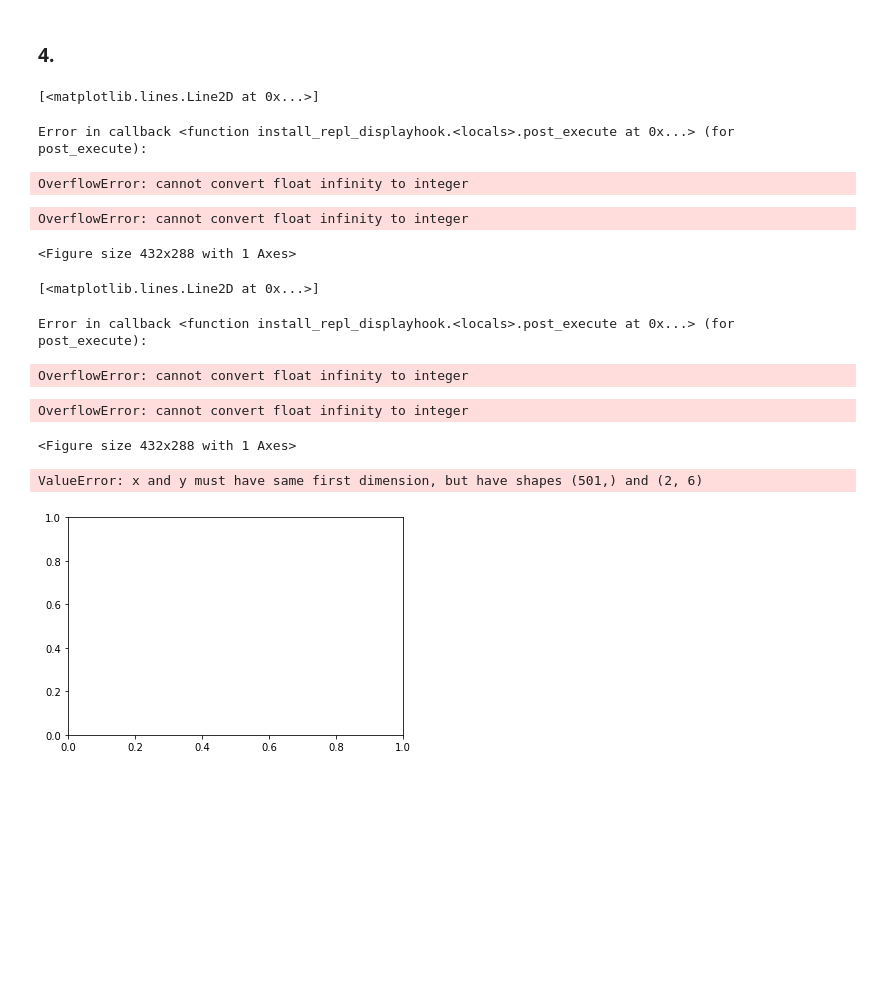
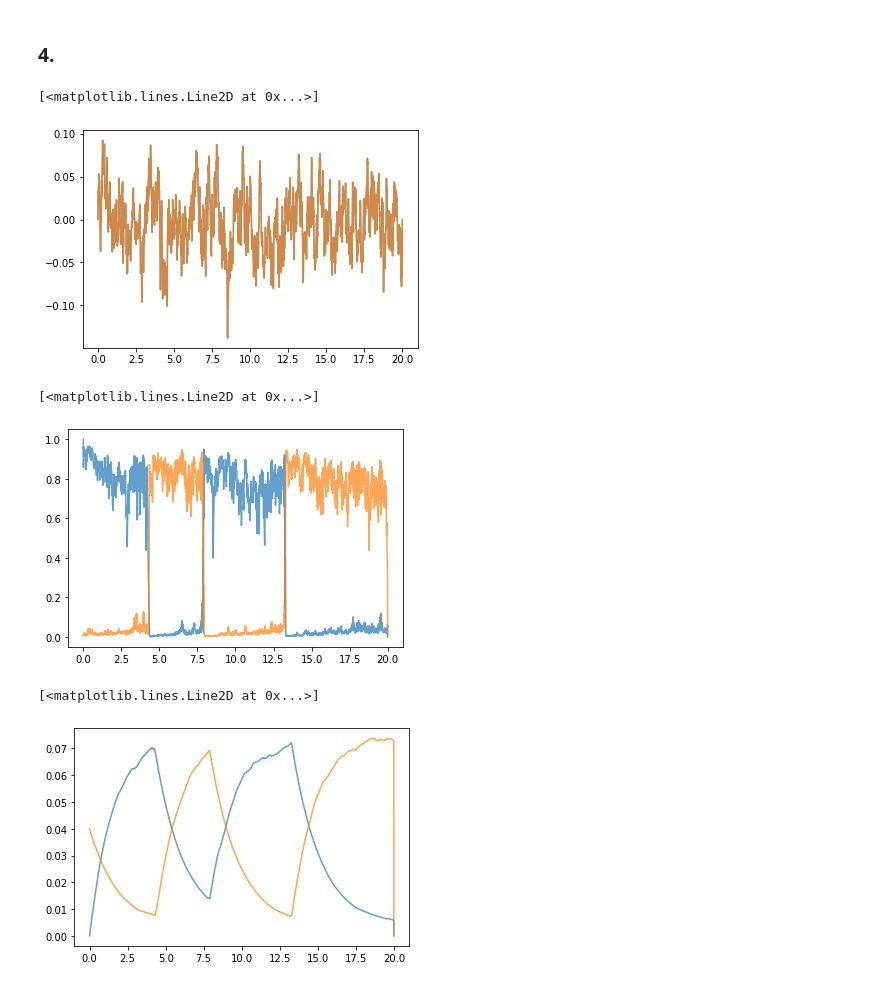
Before and after one commit to DorotheaMueller/mhbf, a Jupyter notebook: ex_5_budding_mueller.ipynb, the cells around one changed output. Saved outputs shown, nothing was run; the diff lists cells and outputs as text; code cells hidden in the pictures; blank space fills up the shorter version.

```diff
--- a/ex_5_budding_mueller.ipynb
+++ b/ex_5_budding_mueller.ipynb
@@ -256,8 +254,8 @@ x0 = [r_A, r_B, alpha_A, alpha_B, n_A, n_B]
 # %%
 def g_moreno_bote():
     # Stochastic part from A1.
-    sigma = 0.7 # Taken from paper.
-    tau_s = 0.1 # Taken from sheet.
+    tau_s = 0.1
+    sigma = 0.03
     return sigma * np.sqrt(2/tau_s)
 # %%
 def sigmoid(x):
@@ -309,5 +311,7 @@ def f_moreno_bote(x, t, **args):
 # %%
 def gfun(x, t, **args):
+    """The noise will only be added for equation A1 from the paper.
+    To all other equations, no noise will be added."""
     noise1 = g_moreno_bote()
     noise2 = g_moreno_bote()
-    return [noise1, 0.0, 0.0, noise2, 0.0, 0.0]
+    return [0.0, 0.0, 0.0, 0.0, noise1, noise2]
@@ -318,32 +318,30 @@ res = euler_maruyama(f_moreno_bote, gfun, x0, t, g_A = 0.05, g_B = 0.05, alpha =
+# %%
+# t = np.linspace(0, 500, 50001)
+t = np.linspace(0, 20, 2001)
+
+res = euler_maruyama(f_moreno_bote, gfun, x0, t)
 # %%
-n_A = res[:, 0]
-r_A = res[:, 1]
-alpha_A = res[:2]
-
-n_B = res[:, 3]
-r_B = res[:, 4]
-alpha_B = res[:, 5]
+r_A = res[:, 0]
+r_B = res[:, 1]
+alpha_A = res[:, 2]
+alpha_B = res[:, 3]
+n_A = res[:, 4]
+n_B = res[:, 5]
 # %%
-plt.plot(t, n_A)
-plt.plot(t, n_B)
+plt.plot(t, n_A, alpha = 0.7)
+plt.plot(t, n_B, alpha = 0.7)
 # %% [output]
 [<matplotlib.lines.Line2D at 0x...>]
-Error in callback <function install_repl_displayhook.<locals>.post_execute at 0x...> (for post_execute):
-OverflowError: cannot convert float infinity to integer
-OverflowError: cannot convert float infinity to integer
-<Figure size 432x288 with 1 Axes>
+[figure, added]
 # %%
-plt.plot(t, r_A)
-plt.plot(t, r_B)
+plt.plot(t, r_A, alpha = 0.7)
+plt.plot(t, r_B, alpha = 0.7)
 # %% [output]
 [<matplotlib.lines.Line2D at 0x...>]
-Error in callback <function install_repl_displayhook.<locals>.post_execute at 0x...> (for post_execute):
-OverflowError: cannot convert float infinity to integer
-OverflowError: cannot convert float infinity to integer
-<Figure size 432x288 with 1 Axes>
+[figure, added]
 # %%
-plt.plot(t, alpha_A)
-plt.plot(t, alpha_B)
+plt.plot(t, alpha_A, alpha = 0.7)
+plt.plot(t, alpha_B, alpha = 0.7)
 # %% [output]
-ValueError: x and y must have same first dimension, but have shapes (501,) and (2, 6)
+[<matplotlib.lines.Line2D at 0x...>]
-[figure, old version]
+[figure, new version]
```
Also changed, not shown: parts of 5 cells of this notebook.
